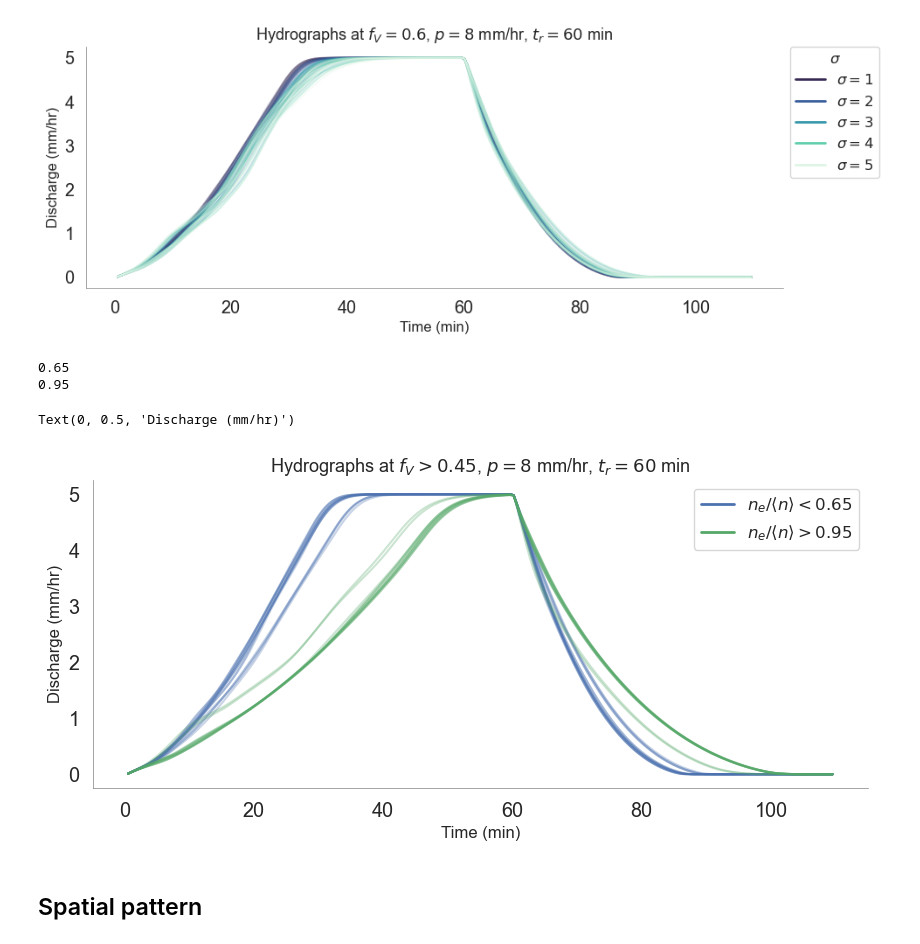
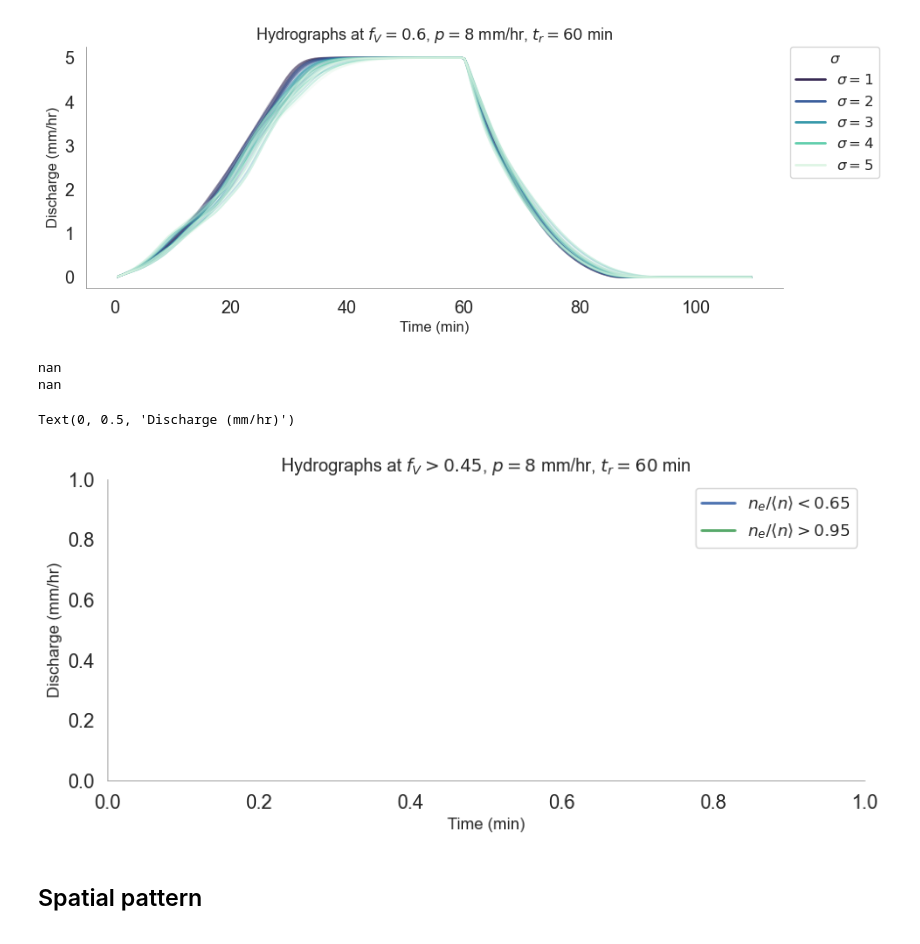
Before and after one commit to octavia-crompton/roughness-scale, a Jupyter notebook: notebooks/2. roughness_scale-pattern.ipynb, the cells around one changed output. Cells and saved outputs as stored; diff of their text form; code cells hidden in the pictures.

```diff
--- a/notebooks/2. roughness_scale-pattern.ipynb
+++ b/notebooks/2. roughness_scale-pattern.ipynb
@@ -142,29 +142,29 @@ plt.tight_layout()
 # %%
 fig, ax = plt.subplots(1, figsize = (10,4))
 
 from matplotlib.lines import Line2D
 
-subset = summary.query("hydro_err < 0.05 and p == 8 and tr == 60 and l == 200 and fV > 0.45 and effect_ratio < 0.65 ")
+subset = summary.query("hydro_err < 0.05 and p == 8 and tr == 60 and l == 500 and fV > 0.45 and effect_ratio < 0.65 ")
 plot_hydrographs(subset, c= 'C0', ax =ax)
 print ((subset.fV.max()))
 
-subset = summary.query("hydro_err < 0.05 and p == 8 and tr == 60 and l == 200 and fV > 0.45 and  effect_ratio > 0.95 ")
+subset = summary.query("hydro_err < 0.05 and p == 8 and tr == 60 and l == 500 and fV > 0.45 and  effect_ratio > 0.95 ")
 plot_hydrographs(subset, c= 'C2', ax =ax)
 print ((subset.fV.max()))
 
 # Legend & title
 ax.legend(handles=[
     Line2D([0], [0], color='C0', lw=2, label=r'$n_e/\langle n \rangle < 0.65$'),
     Line2D([0], [0], color='C2', lw=2, label=r'$n_e/\langle n \rangle > 0.95$'),
 ], fontsize=FS_LEG)
 ax.set_title(r"Hydrographs at $f_V > 0.45$, $p=8$ mm/hr, $t_r=60$ min", fontsize=FS_TITLE)
 ax.set_xlabel("Time (min)", fontsize=FS_LABEL)
 ax.set_ylabel("Discharge (mm/hr)", fontsize=FS_LABEL)
 # %% [output]
-0.65
-0.95
+nan
+nan
 Text(0, 0.5, 'Discharge (mm/hr)')
-[figure, old version]
+[figure, new version]
 # %% [markdown]
 ##  Spatial pattern
 # %%
```
Also changed, not shown: parts of 8 cells of this notebook, 29 other files.
